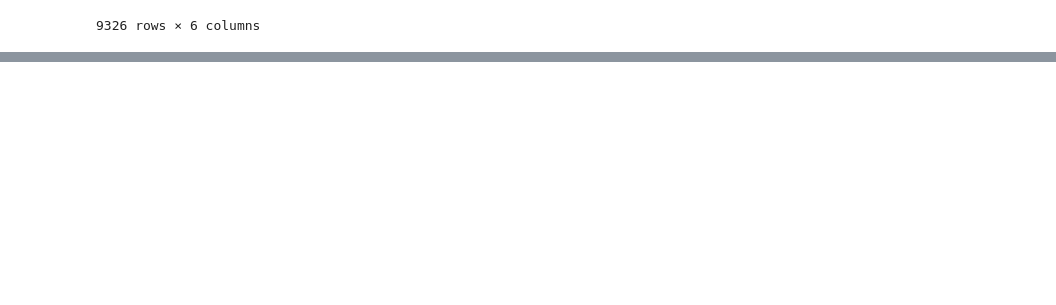
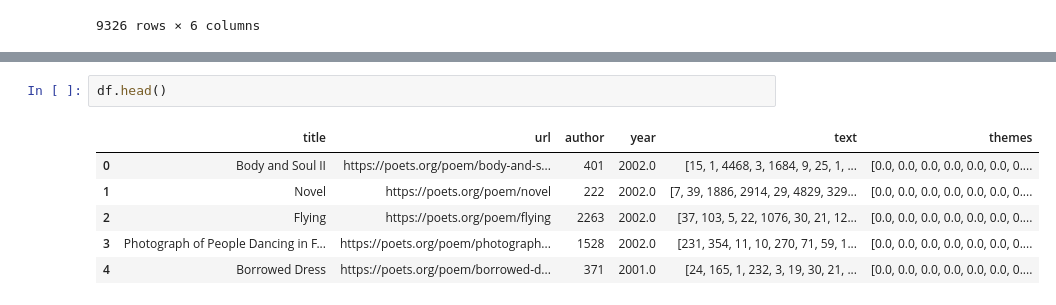
Before and after one commit to triantafillu/PoetryNLP-TopicDecadePredictor, a Jupyter notebook: data/test.ipynb, the cells around one changed output, grey strips where cells are left out. Drawn from its saved outputs; the diff is of its cells as text; blank space fills up the shorter version.

```diff
--- a/data/test.ipynb
+++ b/data/test.ipynb
@@ -135,0 +153,9 @@ df
+# %%
+df.head()
+# %% [output]
+|  | title | url | author | year | text | themes |
+| 0 | Body and Soul II | https://poets.org/poem/body-and-s... | 401 | 2002.0 | [15, 1, 4468, 3, 1684, 9, 25, 1, ... | [0.0, 0.0, 0.0, 0.0, 0.0, 0.0, 0.... |
+| 1 | Novel | https://poets.org/poem/novel | 222 | 2002.0 | [7, 39, 1886, 2914, 29, 4829, 329... | [0.0, 0.0, 0.0, 0.0, 0.0, 0.0, 0.... |
+| 2 | Flying | https://poets.org/poem/flying | 2263 | 2002.0 | [37, 103, 5, 22, 1076, 30, 21, 12... | [0.0, 0.0, 0.0, 0.0, 0.0, 0.0, 0.... |
+| 3 | Photograph of People Dancing in F... | https://poets.org/poem/photograph... | 1528 | 2002.0 | [231, 354, 11, 10, 270, 71, 59, 1... | [0.0, 0.0, 0.0, 0.0, 0.0, 0.0, 0.... |
+| 4 | Borrowed Dress | https://poets.org/poem/borrowed-d... | 371 | 2001.0 | [24, 165, 1, 232, 3, 19, 30, 21, ... | [0.0, 0.0, 0.0, 0.0, 0.0, 0.0, 0.... |
```
Also changed, not shown: parts of 8 cells of this notebook, 1 other file.
